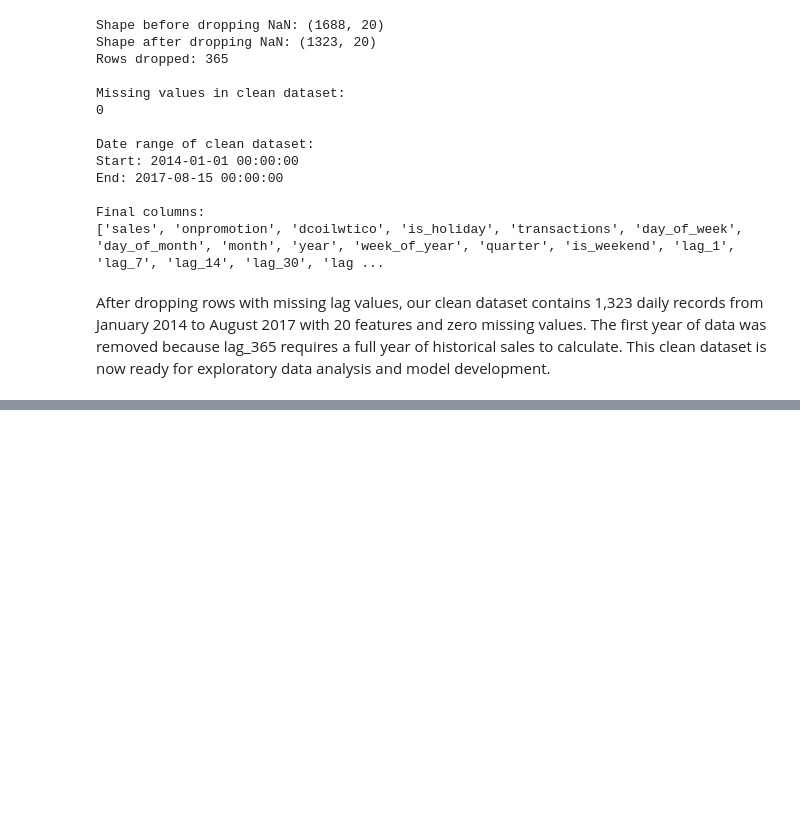
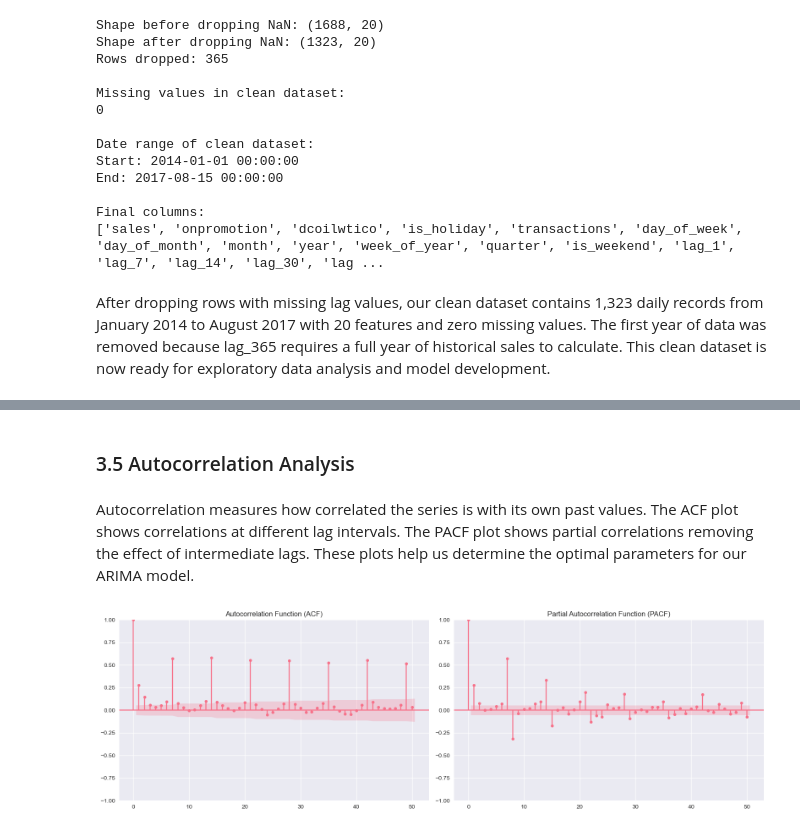
Before and after one commit to Swetakhadka7/store-sales-forecasting, a Jupyter notebook: store_sales_forecasting.ipynb, the cells around one changed output, grey strips where cells are left out. Drawn from its saved outputs; the diff is of its cells as text; code cells hidden in the pictures; blank space fills up the shorter version.

```diff
--- a/store_sales_forecasting.ipynb
+++ b/store_sales_forecasting.ipynb
@@ -739,0 +896,22 @@ for exploratory data analysis and model development.
+# %% [markdown]
+### 3.5 Autocorrelation Analysis
+# %% [markdown]
+Autocorrelation measures how correlated the series is with its own past values.
+The ACF plot shows correlations at different lag intervals. The PACF plot shows
+partial correlations removing the effect of intermediate lags. These plots help
+us determine the optimal parameters for our ARIMA model.
+# %%
+from statsmodels.graphics.tsaplots import plot_acf, plot_pacf
+
+fig, axes = plt.subplots(1, 2, figsize=(16, 5))
+
+plot_acf(df_clean['sales'], lags=50, ax=axes[0])
+axes[0].set_title('Autocorrelation Function (ACF)')
+
+plot_pacf(df_clean['sales'], lags=50, ax=axes[1])
+axes[1].set_title('Partial Autocorrelation Function (PACF)')
+
+plt.tight_layout()
+plt.show()
+# %% [output]
+[figure, added]
```
Also changed, not shown: parts of 23 cells of this notebook.
